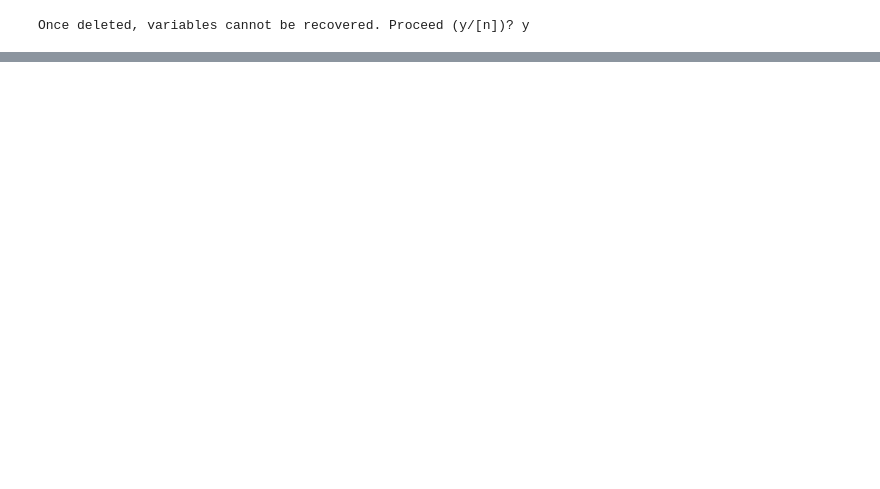
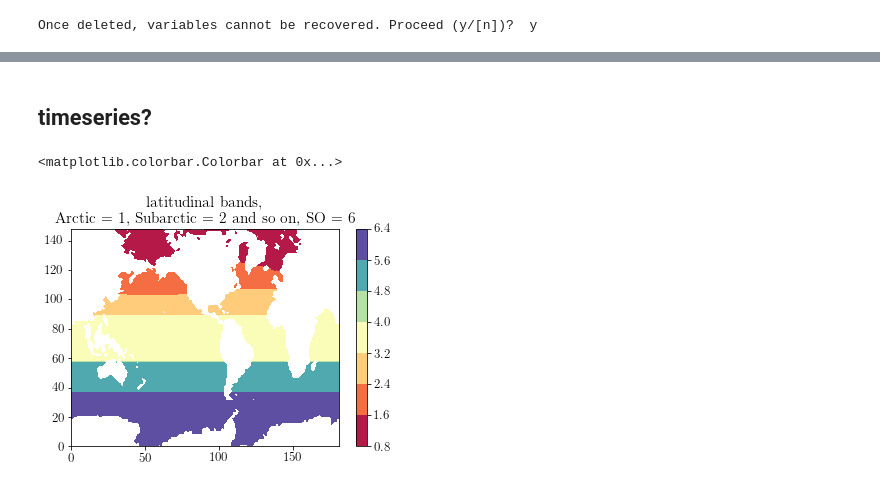
Before and after one commit to tjarnikova/LimitsOfPhytoplankton, a Jupyter notebook: sampleMaps.ipynb, the cells around one changed output, grey strips where cells are left out. Saved outputs shown, nothing was run; the diff lists cells and outputs as text; code cells hidden in the pictures; blank space fills up the shorter version.

```diff
--- a/sampleMaps.ipynb
+++ b/sampleMaps.ipynb
@@ -57,0 +117,57 @@ axs = axs.ravel()
+# %% [markdown]
+## timeseries?
+# %%
+tmesh = xr.open_dataset('/gpfs/data/greenocean/software/resources/regrid/mesh_mask3_6.nc')
+tmesh['csize'] = tmesh.tmask[0,0,:,:] * tmesh.e1t[0,:,:] * tmesh.e2t[0,:,:]
+csize_broad = np.zeros([31,149,182])
+for i in range(0,31):
+    csize_broad[i,:,:] = tmesh['csize'].values
+cvol = csize_broad * tmesh['e3t_0'][0,:,:,:] * tmesh['tmask'][0,:,:,:]
+# %%
+regs = ['ARCTIC', 'P1', 'P2', 'P3', 'P4', 'P5', 'A1', 'A2', 'A3', 'A4', 'A5', 'I3', 'I4', 'I5']
+
+regdict = {'ARCTIC' : {'number' : 0.5},
+           'P1' : {'number': 1.0},
+          'P2' : {'number': 1.2},
+           'P3' : {'number': 1.4},
+           'P4' : {'number': 1.6},
+           'P5' : {'number': 1.8},
+            'A1' : {'number': 2.4},
+          'A2' : {'number': 2.6},
+           'A3' : {'number': 2.8},
+           'A4' : {'number': 3},
+           'A5' : {'number': 3.2},
+           'I3' : {'number': 3.6},
+           'I4' : {'number': 3.8},
+           'I5' : {'number': 4},
+
+          }
+
+tics = []
+tcm = 'Spectral'
+tmask = nc.Dataset('/gpfs/data/greenocean/software/resources/breakdown/clq_basin_masks_ORCA.nc')
+
+maskno = np.zeros([149,182])
+for i in range(0, len(regs)):
+    maskno[tmask[regs[i]][:] == 1] = regdict[regs[i]]['number']
+    tics.append(regdict[regs[i]]['number'])
+maskno[maskno == 0] = np.nan
+
+
+plt.figure()
+mask_latbands = np.copy(maskno)
+
+mask_latbands[maskno == 0.5] = 1
+mask_latbands[(maskno == 1) | (maskno == 2.4)] = 2
+mask_latbands[(maskno == 1.2) | (maskno == 2.6)] = 3
+mask_latbands[(maskno == 1.4) | (maskno == 2.8) | (maskno == 3.6)] = 4
+mask_latbands[(maskno == 1.6) | (maskno == 3.0) | (maskno == 3.8)] = 5
+mask_latbands[(maskno == 1.8) | (maskno == 3.2) | (maskno == 4.0)] = 6
+import matplotlib
+cmap = matplotlib.cm.get_cmap('Spectral')
+w = plt.contourf(mask_latbands, vmin = 1, vmax = 6, cmap = cmap)
+plt.title('latitudinal bands, \n Arctic = 1, Subarctic = 2 and so on, SO = 6')
+plt.colorbar(w)
+# %% [output]
+<matplotlib.colorbar.Colorbar at 0x...>
+[figure, added]
```
Also changed, not shown: parts of 9 cells of this notebook, 2 other files.
